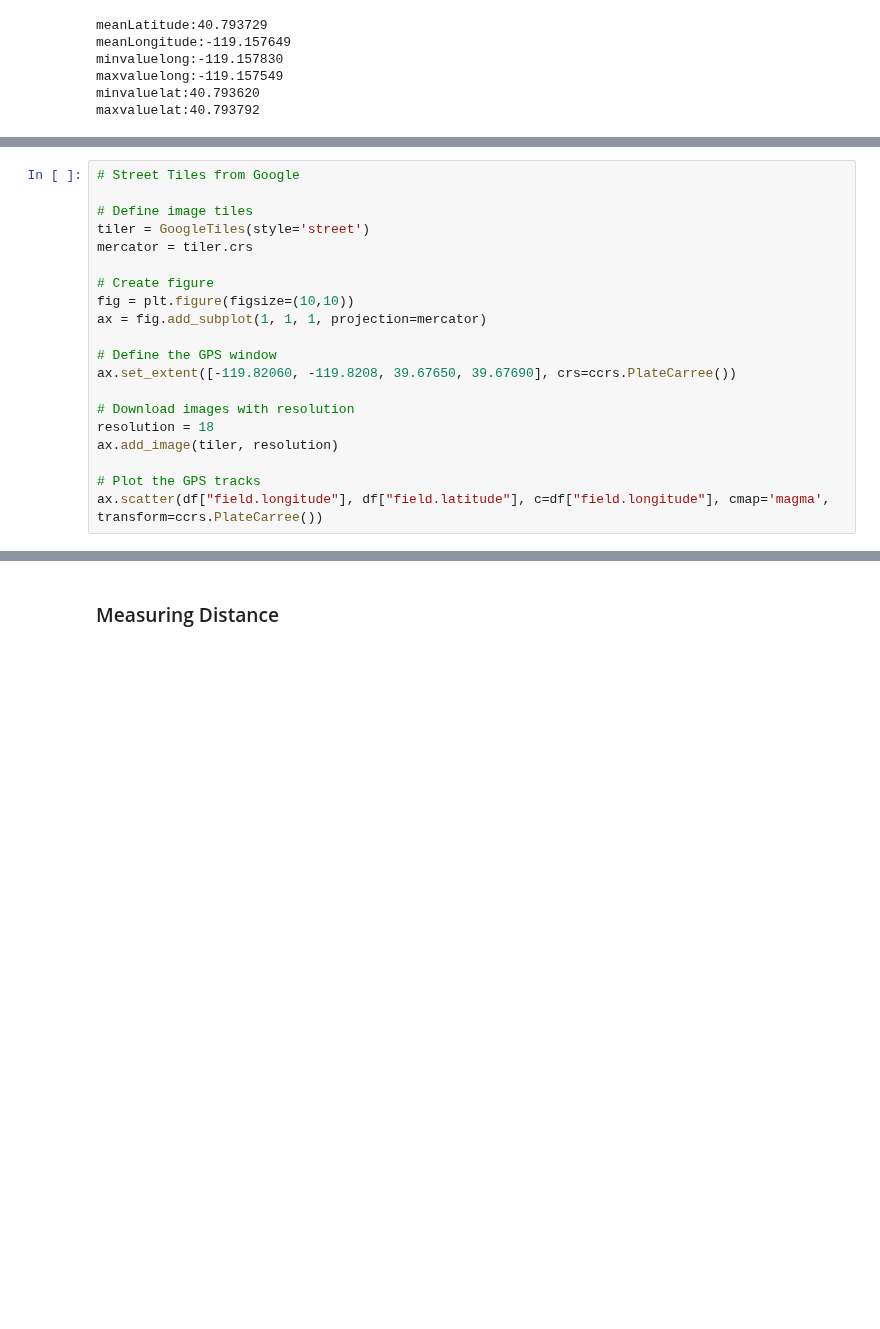
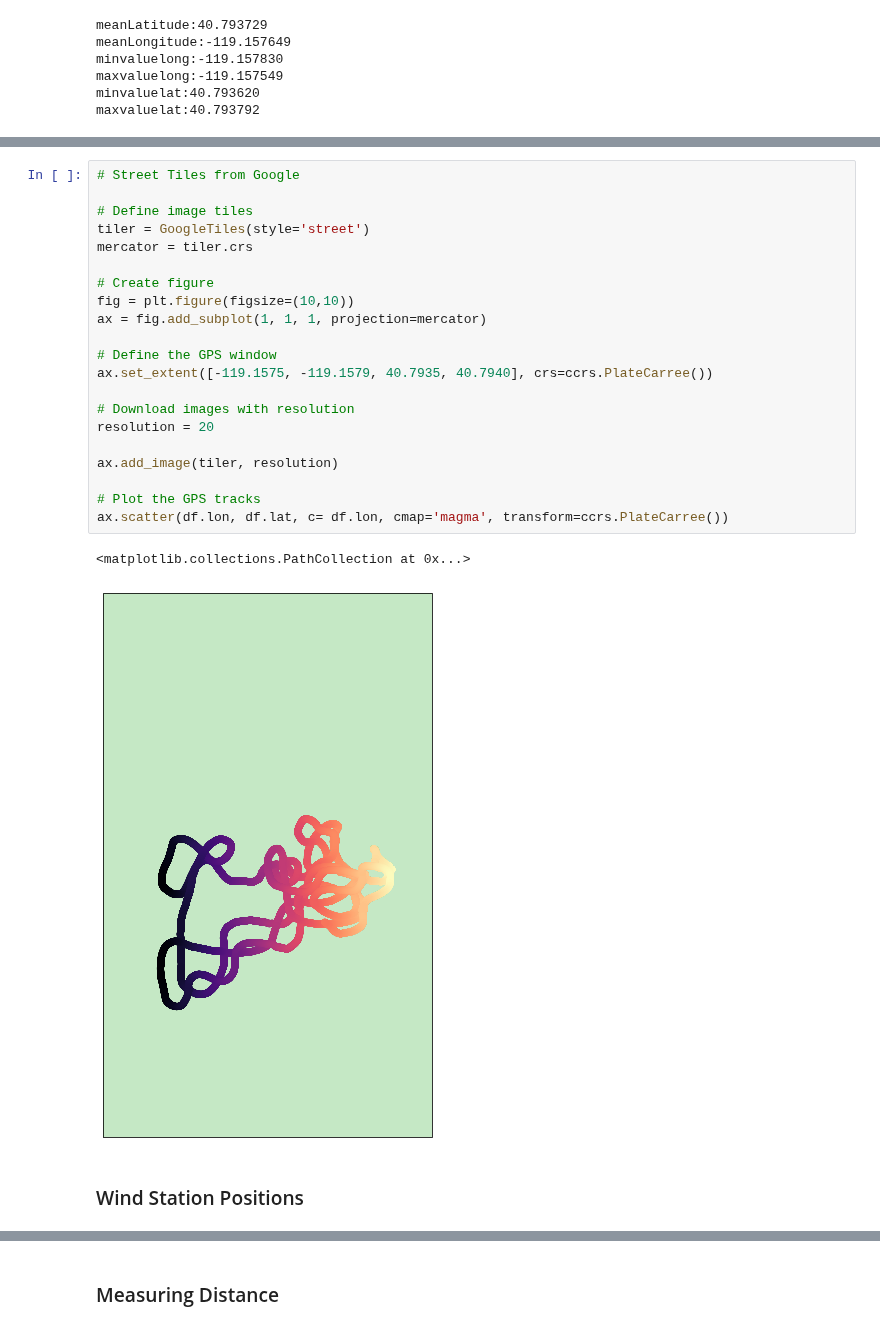
Before and after one commit to arunavanag591/odor_analysis, a Jupyter notebook: data_exploration/gpsPlotting.ipynb, the cells around one changed output, grey strips where cells are left out. Drawn from its saved outputs; the diff is of its cells as text; blank space fills up the shorter version.

Commit message:
Wind Station Lat Lon Process

```diff
--- a/data_exploration/gpsPlotting.ipynb
+++ b/data_exploration/gpsPlotting.ipynb
@@ -109,20 +113,26 @@ ax.scatter(df["field.longitude"], df["field.latitude"], c=df["field.longitude"],
 # %%
 # Street Tiles from Google
 
 # Define image tiles
 tiler = GoogleTiles(style='street')
 mercator = tiler.crs
 
 # Create figure
 fig = plt.figure(figsize=(10,10))
 ax = fig.add_subplot(1, 1, 1, projection=mercator)
 
 # Define the GPS window
-ax.set_extent([-119.82060, -119.8208, 39.67650, 39.67690], crs=ccrs.PlateCarree())
+ax.set_extent([-119.1575, -119.1579, 40.7935, 40.7940], crs=ccrs.PlateCarree())
 
 # Download images with resolution
-resolution = 18
+resolution = 20
+
 ax.add_image(tiler, resolution)
 
 # Plot the GPS tracks
-ax.scatter(df["field.longitude"], df["field.latitude"], c=df["field.longitude"], cmap='magma', transform=ccrs.PlateCarree())
+ax.scatter(df.lon, df.lat, c= df.lon, cmap='magma', transform=ccrs.PlateCarree())
+# %% [output]
+<matplotlib.collections.PathCollection at 0x...>
+[figure, added]
+# %% [markdown]
+### Wind Station Positions
```
Also changed, not shown: parts of 21 cells of this notebook, 1 other file.
